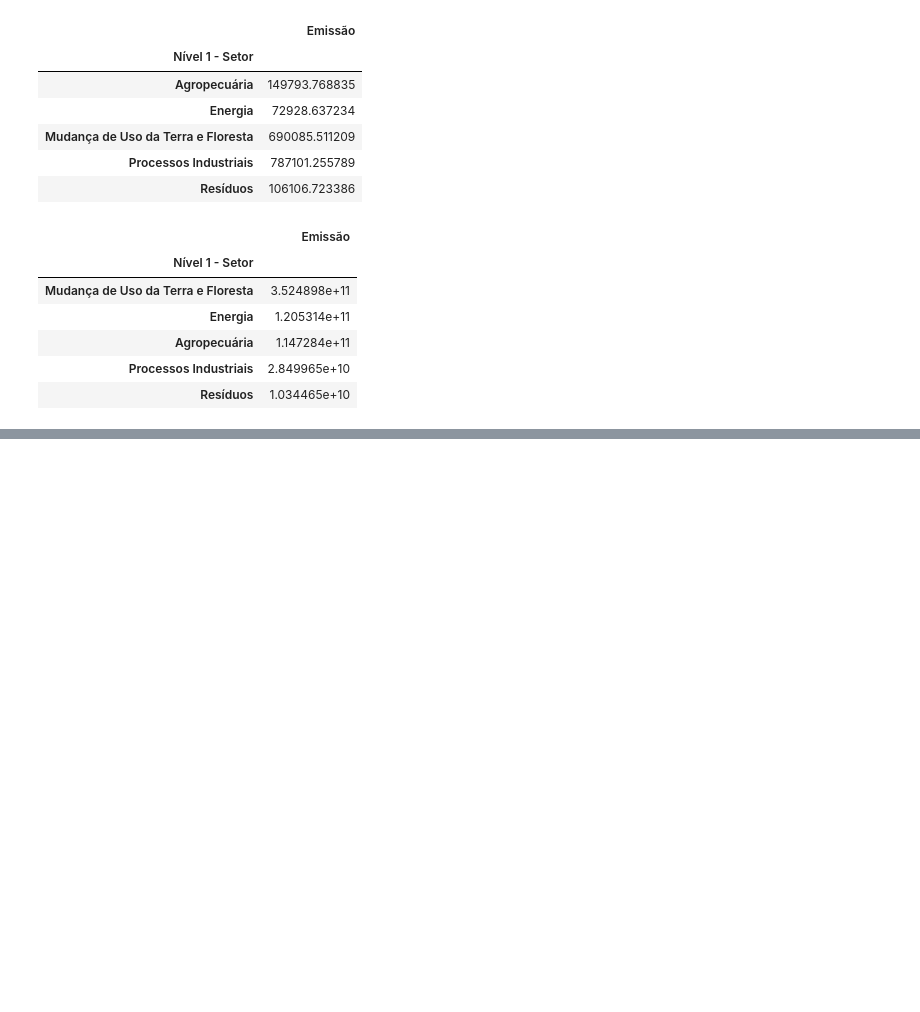
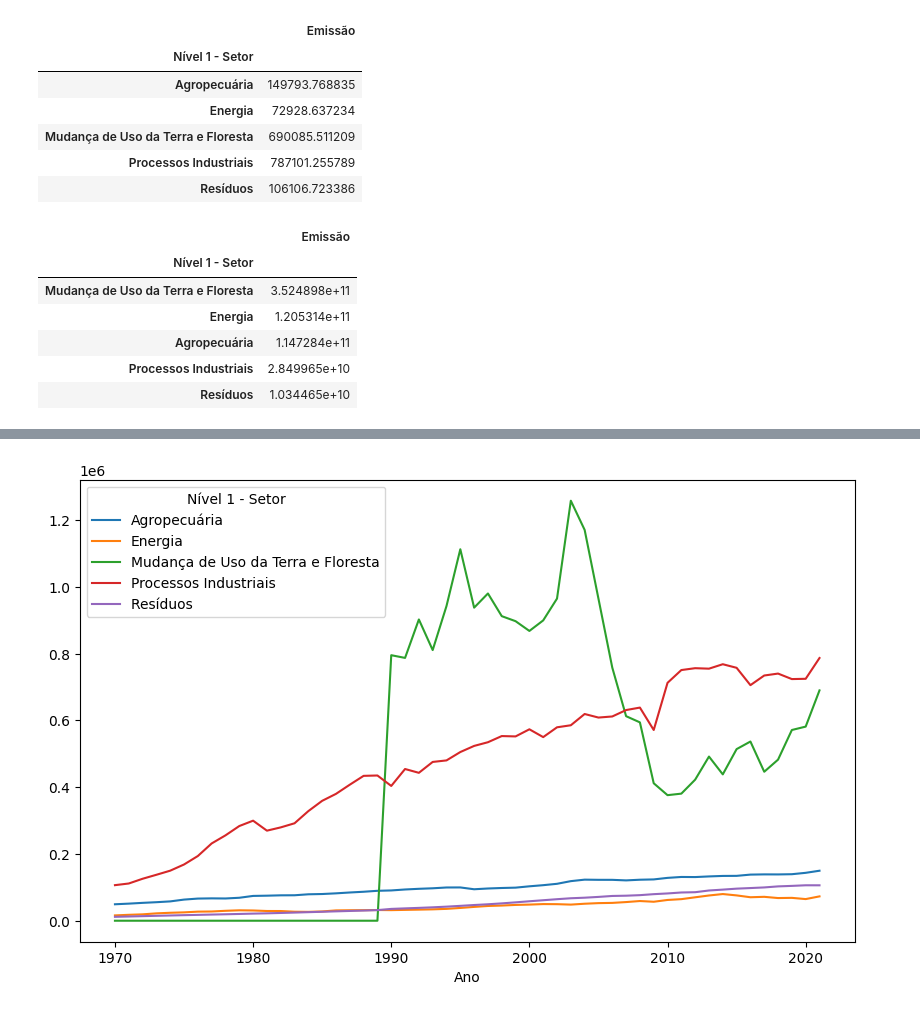
Before and after one commit to rtmazzeo/Pandas-Python, a Jupyter notebook: cursos_pandas/aula003.ipynb, the cells around one changed output, grey strips where cells are left out. Cells and saved outputs as stored; diff of their text form; code cells hidden in the pictures; blank space fills up the shorter version.

```diff
--- a/cursos_pandas/aula003.ipynb
+++ b/cursos_pandas/aula003.ipynb
@@ -413,0 +688,4 @@ emissoes_por_ano.groupby('Nível 1 - Setor')[['Emissão']].sum().sort_values('Em
+# %%
+emissão_por_setor.plot(figsize = (10,6));
+# %% [output]
+[figure, added]
```
Also changed, not shown: parts of 33 cells of this notebook.
